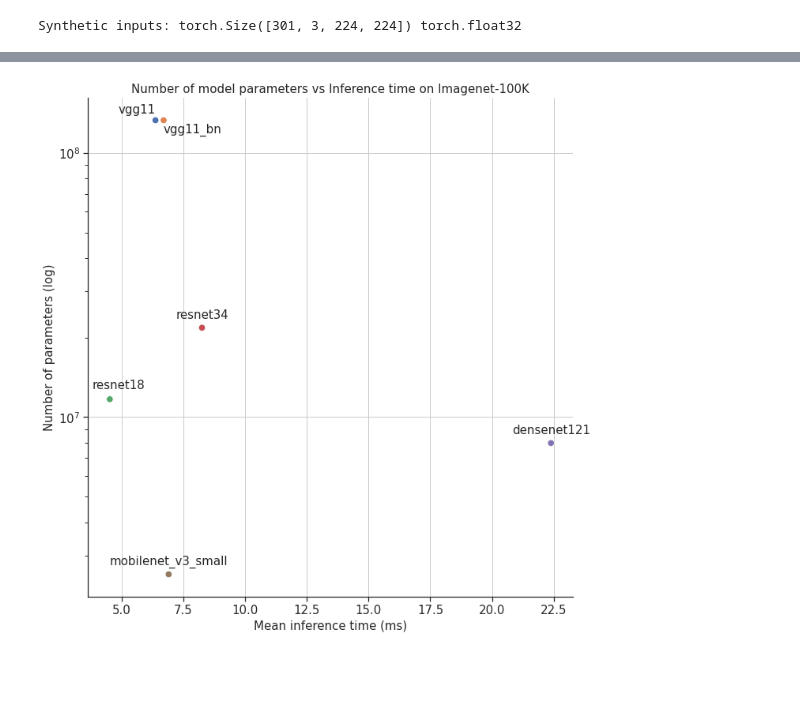
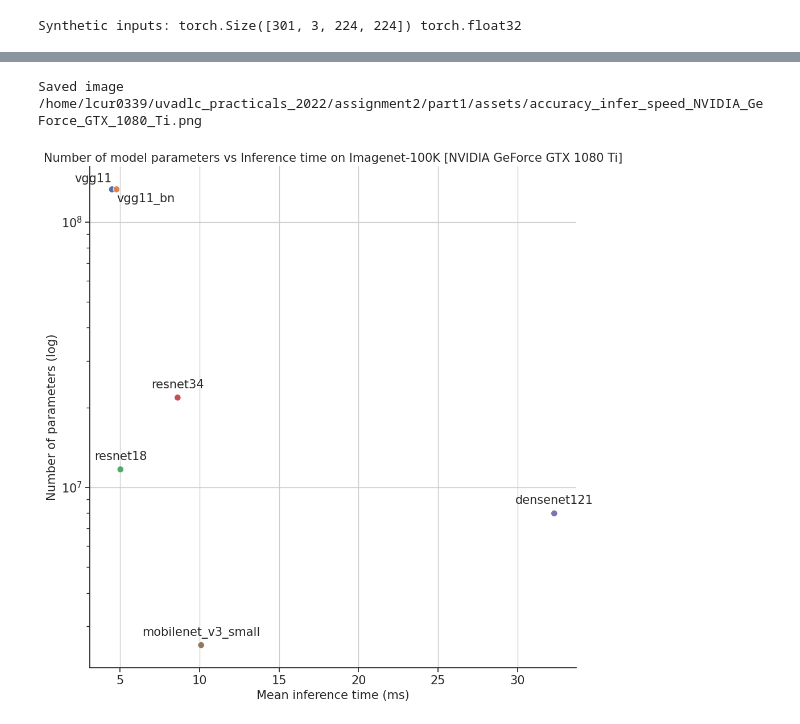
Before and after one commit to xqz-u/uvadlc_practicals_2022, a Jupyter notebook: assignment2/part1/assignment2_q1_1.ipynb, the cells around one changed output, grey strips where cells are left out. Saved outputs shown, nothing was run; the diff lists cells and outputs as text; code cells hidden in the pictures; blank space fills up the shorter version.

Commit message:
finalized first part of q1, inference speeds

```diff
--- a/assignment2/part1/assignment2_q1_1.ipynb
+++ b/assignment2/part1/assignment2_q1_1.ipynb
@@ -11,4 +12,5 @@ from google.colab import files
 # %%
-device = "cuda" if torch.cuda.is_available() else "cpu"
-print(f"Device: {device}")
+device = torch.device("cuda" if torch.cuda.is_available() else "cpu")
+device_model = torch.cuda.get_device_name(torch.cuda.current_device())
+print(f'GPU: {device_model}')
 # %% [output]
@@ -30,13 +32,14 @@ def set_seed(seed):
 def warmup(model, dummy_in, warmup_steps=600, **_):
     dummy_in = dummy_in[None, :]
     for _ in range(warmup_steps):
-        model(dummy_in)
+        with torch.no_grad():
+            model(dummy_in)
 
 
 #Questions:
 #- should I account for preprocessing time?
-#- should I warmup every model?
-def eval_model(model, dummy_inputs, preprocess_fn, use_grad=False, **kwargs):
+#- should I warmup every model? not really
+def eval_model(model, dummy_inputs, use_grad=False, **kwargs):
     model.eval()
     warmup(model, dummy_inputs[0], **kwargs)
 
@@ -46,7 +49,6 @@ def eval_model(model, dummy_inputs, preprocess_fn, use_grad=False, **kwargs):
 
     with torch.set_grad_enabled(use_grad):
         for rep, dummy_input in enumerate(dummy_inputs[1:]):
-            dummy_input = preprocess_fn(dummy_input)
             start_event.record()
             model(dummy_input[None, :])
             end_event.record()
@@ -61,15 +63,16 @@ def num_params(model):
 
 
 def eval_one_model(model_builder, weights, accuracy, dummy_inputs, **kwargs):
+    model_name = model_builder.__name__
+    print(f"Evaluating {model_name}")
     weights = weights.DEFAULT
     model = model_builder(weights=weights).to(device)
-    times = eval_model(model, dummy_inputs, weights.transforms(), **kwargs)
+    times = eval_model(model, weights.transforms()(dummy_inputs), **kwargs)
     return {
-        "name": model_builder.__name__,
+        "name": model_name,
         "acc@1": accuracy,
         "num_params": num_params(model),
         "inference_mean": times.mean(),
-        "inference_std": times.std(),
     }
 
 
@@ -96,7 +99,7 @@ def show_models_comparison(
     ax.xaxis.set_tick_params(labelsize=fontsize)
     ax.yaxis.set_tick_params(labelsize=fontsize)
     if yscale:
-       ax.set_yscale(yscale)
+        ax.set_yscale(yscale)
     ax.grid()
     text_coords = text_coords or {}
     for i, (_, row) in enumerate(df.iterrows()):
@@ -195,18 +200,25 @@ files.download(fname)
+# %%
+fname = os.path.join(assets_dir, f"accuracy_infer_speed_{device_model}.png")
+fname = fname.replace(" ", "_")
+fig.savefig(fname)
+print(f"Saved image {fname}")
+# %% [output]
+Saved image /home/lcur0339/uvadlc_practicals_2022/assignment2/part1/assets/accuracy_infer_speed_NVIDIA_GeForce_GTX_1080_Ti.png
 # %%
 fig, _ = show_models_comparison(
     models_times_df,
     "inference_mean",
     "num_params",
     "Mean inference time (ms)",
     "Number of parameters (log)",
-    "Number of model parameters vs Inference time on Imagenet-100K",
+    f"Number of model parameters vs Inference time on Imagenet-100K [{device_model}]",
     text_coords={
-        "resnet18": ((11.0, 13.0), "center", "baseline"),
+        #"resnet18": ((11.0, 13.0), "center", "baseline"),
         "vgg11": ((0.0, 9.0), "right", "baseline"),
         "vgg11_bn": ((0.0, -16.0), "left", "baseline"),
     },
     yscale="log"
 )
 plt.tight_layout()
 # %% [output]
-[figure, old version]
+[figure, new version]
```
Also changed, not shown: parts of 15 cells of this notebook, 3 other files.
